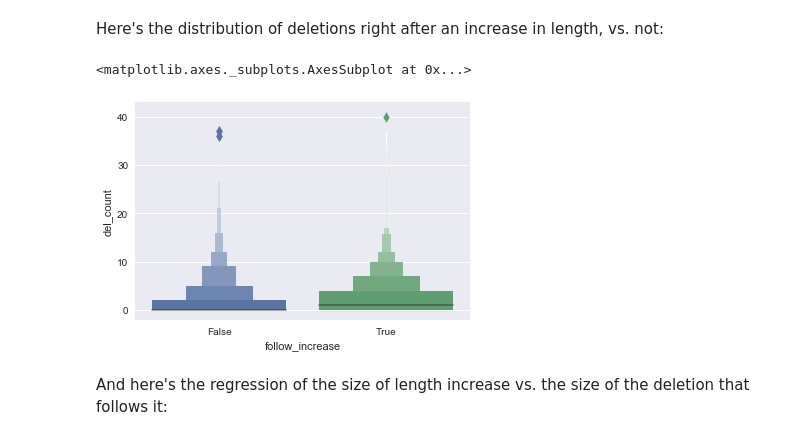
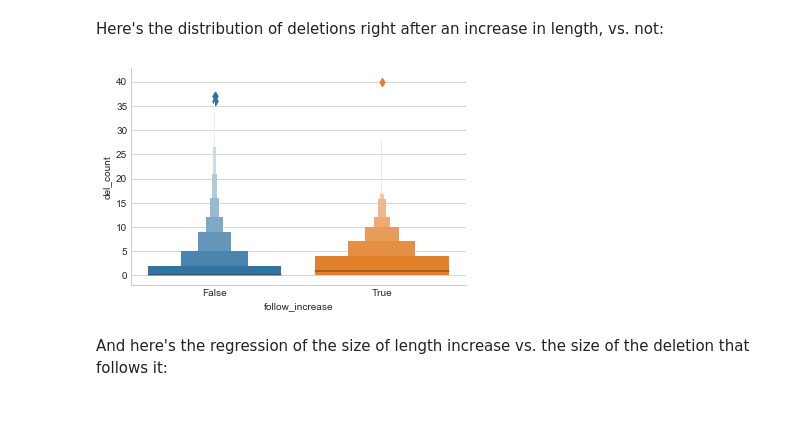
Before and after one commit to interpretation-experiment/analysis, a Jupyter notebook: notebooks/exp_3/model_exploration.ipynb, the cells around one changed output. Cells and saved outputs as stored; diff of their text form; code cells hidden in the pictures; blank space fills up the shorter version.

```diff
--- a/notebooks/exp_3/model_exploration.ipynb
+++ b/notebooks/exp_3/model_exploration.ipynb
@@ -43,7 +43,8 @@ from gists.models import Sentence, Tree, GistsConfiguration
 
 from analysis.utils import quantile_interval, pairwise, contiguous_chunks
 
-sb.set()
+sb.set_style('whitegrid')
+blue, orange, green, red, purple, brown, pink, grey, yellow, cyan = sb.color_palette()
 config = GistsConfiguration.get_solo()
 # %% [markdown]
 ## 2 Setup
@@ -583,9 +589,9 @@ data['follow_increase'] = follow_increase
 Here's the distribution of deletions right after an increase in length, vs. not:
 # %%
 sb.lvplot(x='follow_increase', y='del_count', data=data)
+sb.despine()
 # %% [output]
-<matplotlib.axes._subplots.AxesSubplot at 0x...>
-[figure, old version]
+[figure, new version]
 # %% [markdown]
 And here's the regression of the size of length increase vs. the size of the deletion that follows it:
 # %%
```
Also changed, not shown: parts of 37 cells of this notebook, 22 other files.
